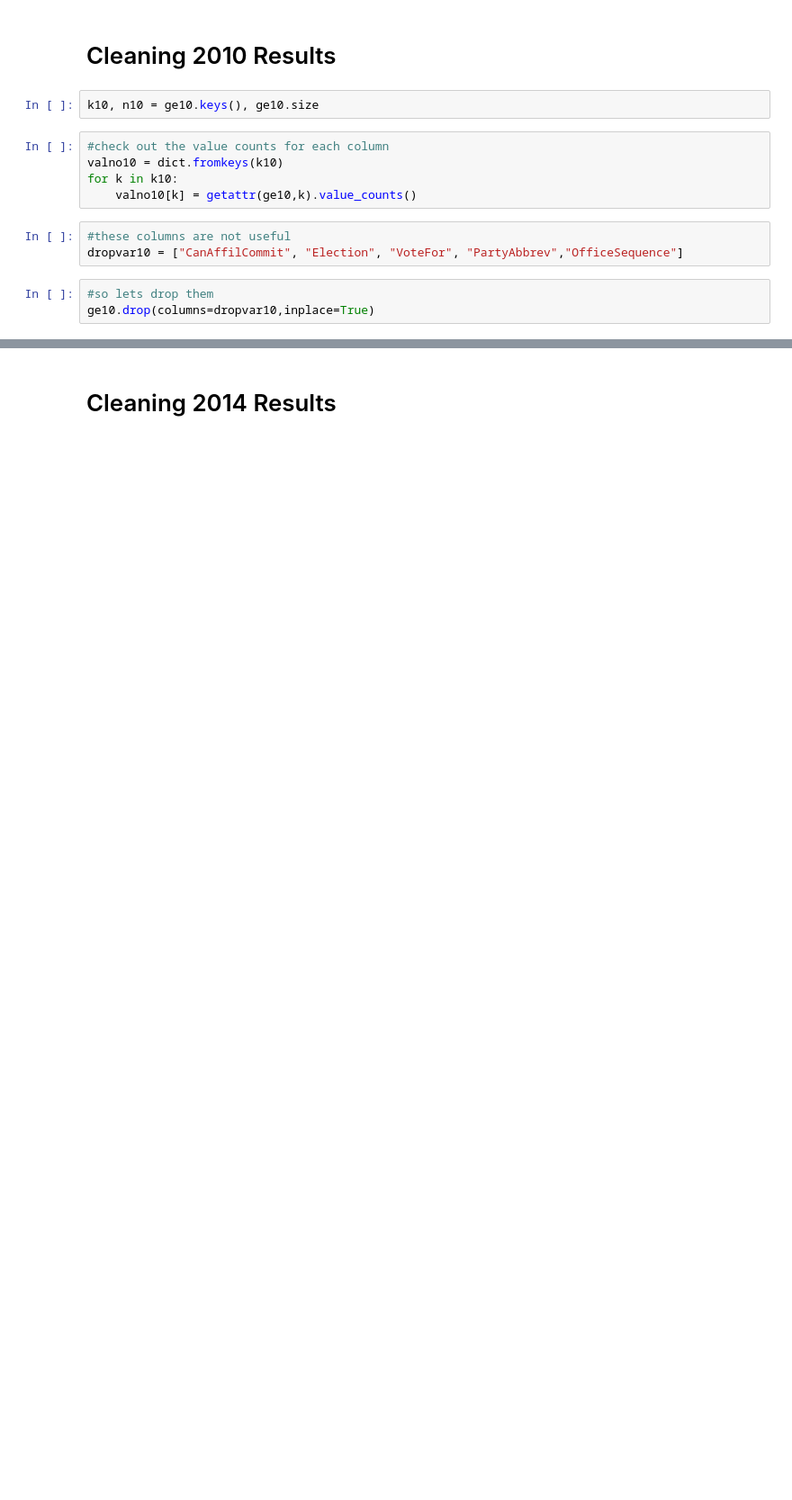
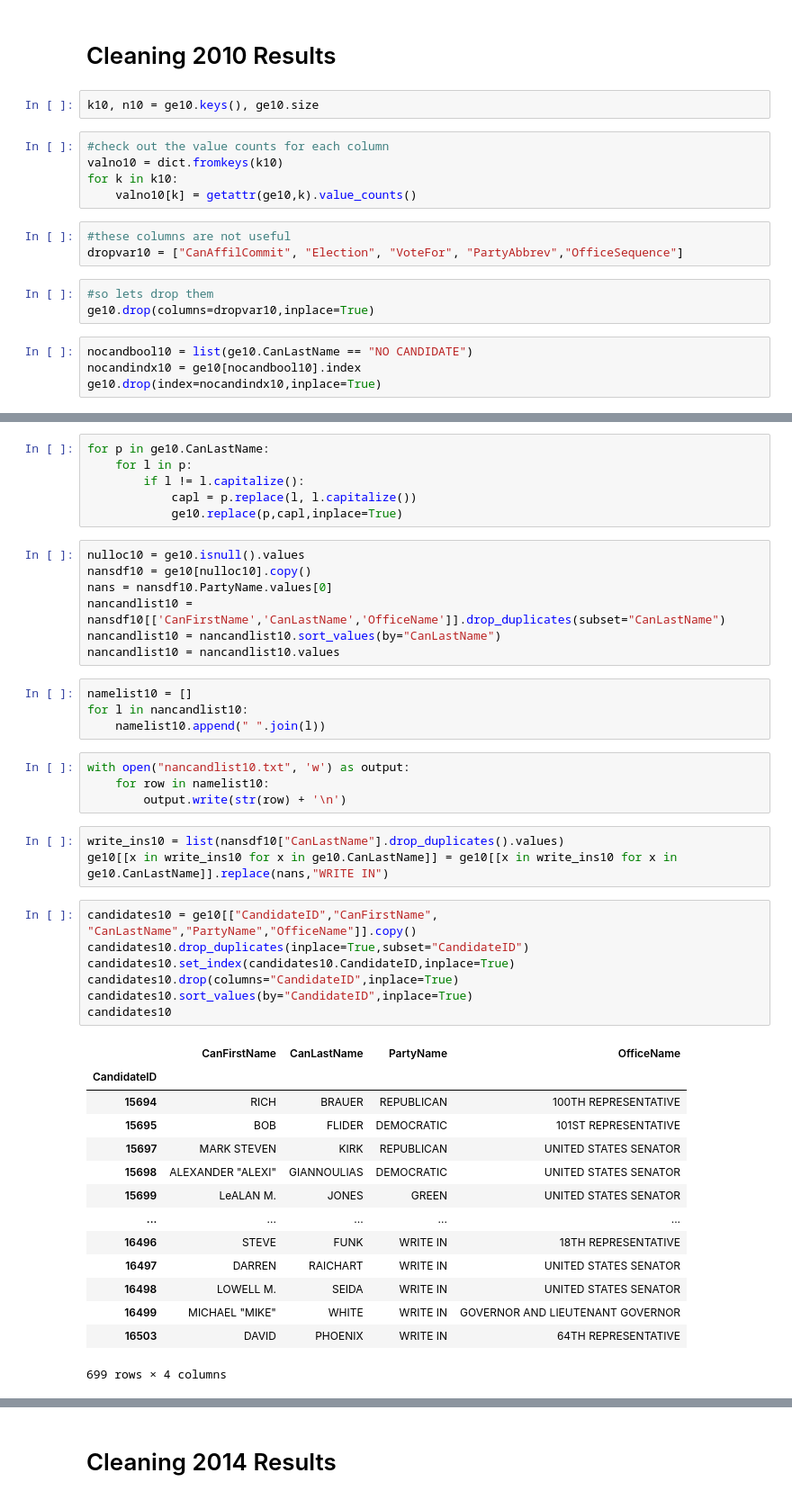
Before and after one commit to sshaughnessy/ETL-Project, a Jupyter notebook: election-data/elections.ipynb, the cells around one changed output, grey strips where cells are left out. Shown at 90% size. Drawn from its saved outputs; the diff is of its cells as text; blank space fills up the shorter version.

```diff
--- a/election-data/elections.ipynb
+++ b/election-data/elections.ipynb
@@ -22,3 +19,7 @@ dropvar10 = ["CanAffilCommit", "Election", "VoteFor", "PartyAbbrev","OfficeSeque
 # %%
 #so lets drop them
 ge10.drop(columns=dropvar10,inplace=True)
+# %%
+nocandbool10 = list(ge10.CanLastName == "NO CANDIDATE")
+nocandindx10 = ge10[nocandbool10].index
+ge10.drop(index=nocandindx10,inplace=True)
@@ -24,0 +29,46 @@ ge10.drop(columns=dropvar10,inplace=True)
+# %%
+for p in ge10.CanLastName:
+    for l in p:
+        if l != l.capitalize():
+            capl = p.replace(l, l.capitalize())
+            ge10.replace(p,capl,inplace=True)
+# %%
+nulloc10 = ge10.isnull().values
+nansdf10 = ge10[nulloc10].copy()
+nans = nansdf10.PartyName.values[0]
+nancandlist10 = nansdf10[['CanFirstName','CanLastName','OfficeName']].drop_duplicates(subset="CanLastName")
+nancandlist10 = nancandlist10.sort_values(by="CanLastName")
+nancandlist10 = nancandlist10.values
+# %%
+namelist10 = []
+for l in nancandlist10:
+    namelist10.append(" ".join(l))
+# %%
+with open("nancandlist10.txt", 'w') as output:
+    for row in namelist10:
+        output.write(str(row) + '\n')
+# %%
+write_ins10 = list(nansdf10["CanLastName"].drop_duplicates().values)
+ge10[[x in write_ins10 for x in ge10.CanLastName]] = ge10[[x in write_ins10 for x in ge10.CanLastName]].replace(nans,"WRITE IN")
+# %%
+candidates10 = ge10[["CandidateID","CanFirstName", "CanLastName","PartyName","OfficeName"]].copy()
+candidates10.drop_duplicates(inplace=True,subset="CandidateID")
+candidates10.set_index(candidates10.CandidateID,inplace=True)
+candidates10.drop(columns="CandidateID",inplace=True)
+candidates10.sort_values(by="CandidateID",inplace=True)
+candidates10
+# %% [output]
+|  | CanFirstName | CanLastName | PartyName | OfficeName |
+| CandidateID |  |  |  |  |
+| 15694 | RICH | BRAUER | REPUBLICAN | 100TH REPRESENTATIVE |
+| 15695 | BOB | FLIDER | DEMOCRATIC | 101ST REPRESENTATIVE |
+| 15697 | MARK STEVEN | KIRK | REPUBLICAN | UNITED STATES SENATOR |
+| 15698 | ALEXANDER "ALEXI" | GIANNOULIAS | DEMOCRATIC | UNITED STATES SENATOR |
+| 15699 | LeALAN M. | JONES | GREEN | UNITED STATES SENATOR |
+| ... | ... | ... | ... | ... |
+| 16496 | STEVE | FUNK | WRITE IN | 18TH REPRESENTATIVE |
+| 16497 | DARREN | RAICHART | WRITE IN | UNITED STATES SENATOR |
+| 16498 | LOWELL M. | SEIDA | WRITE IN | UNITED STATES SENATOR |
+| 16499 | MICHAEL "MIKE" | WHITE | WRITE IN | GOVERNOR AND LIEUTENANT GOVERNOR |
+| 16503 | DAVID | PHOENIX | WRITE IN | 64TH REPRESENTATIVE |
+699 rows × 4 columns
```
Also changed, not shown: parts of 65 cells of this notebook, 14 other files.
